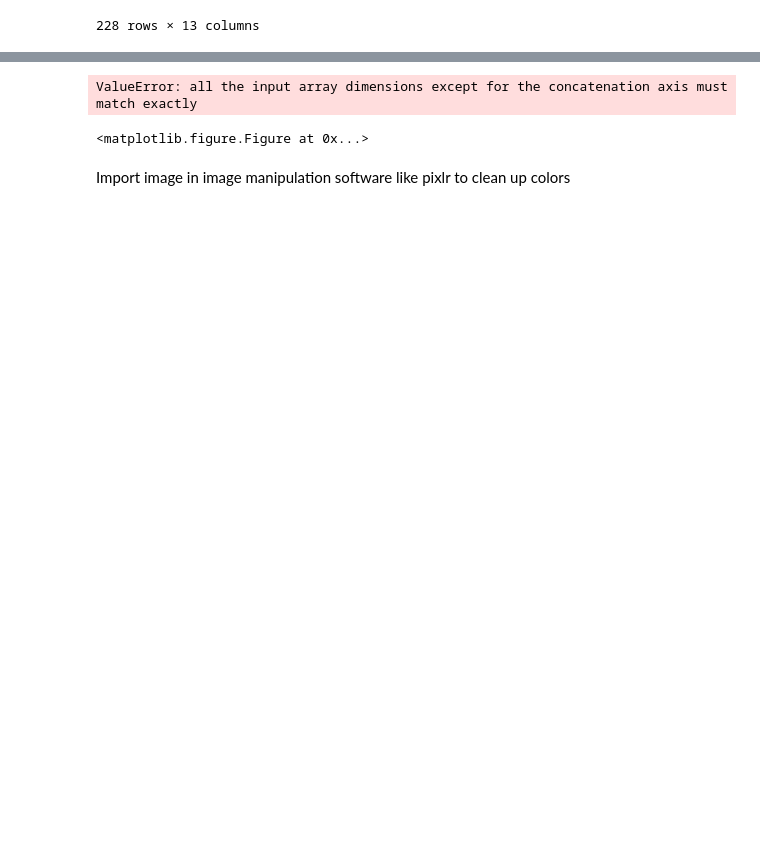
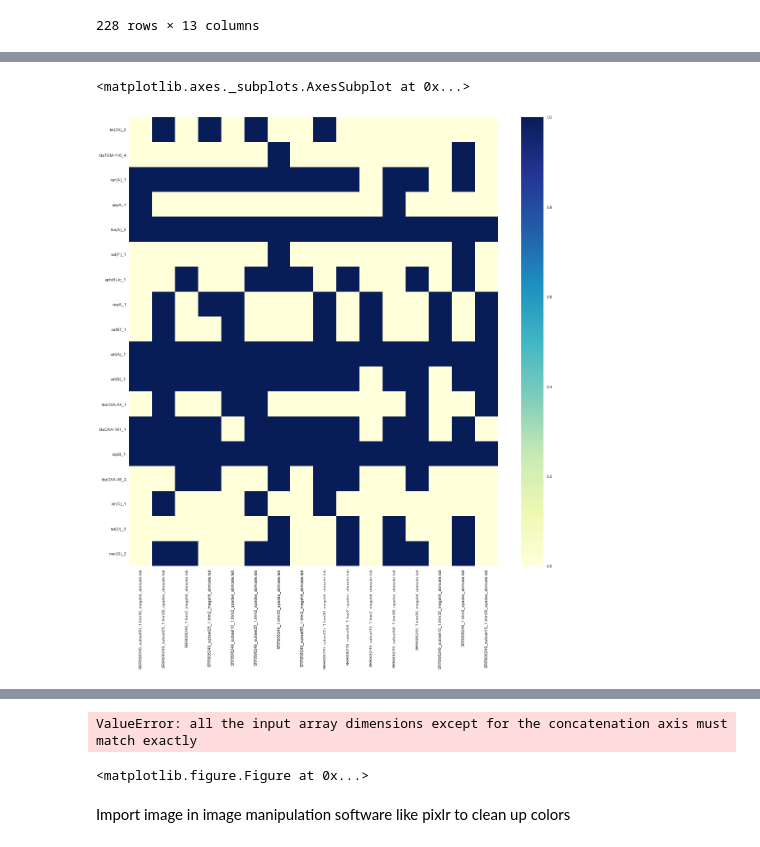
Before and after one commit to dahak-metagenomics/dahak, a Jupyter notebook: workflows/functional_inference/antibiotic_resistance/functional_inference_antibiotic_res_example.ipynb, the cells around one changed output, grey strips where cells are left out. Cells and saved outputs as stored; diff of their text form; code cells hidden in the pictures; blank space fills up the shorter version.

Commit message:
Added presence absence plots

```diff
--- a/workflows/functional_inference/antibiotic_resistance/functional_inference_antibiotic_res_example.ipynb
+++ b/workflows/functional_inference/antibiotic_resistance/functional_inference_antibiotic_res_example.ipynb
@@ -245,11 +245,10 @@ int_dense_df
 # %%
 sns.set(style="white")
-# Set up the matplotlib figure
-#f, ax = plt.subplots(figsize=(11, 9))
-#cmap = sns.diverging_palette(220, 10, as_cmap=True)
-f, ax = plt.subplots(figsize=(200,200))
+f, ax = plt.subplots(figsize=(20,20))
 sns.heatmap(dense_df, linewidths=.00000001, ax=ax, cmap="YlGnBu", linecolor="10")
-#sns.heatmap(dense_df, cmap="YlGnBu", linewidths=.000001)
+# %% [output]
+<matplotlib.axes._subplots.AxesSubplot at 0x...>
+[figure, added]
 # %%
 import plotly.plotly as py
 import plotly.graph_objs as go
```
Also changed, not shown: parts of 14 cells of this notebook.
